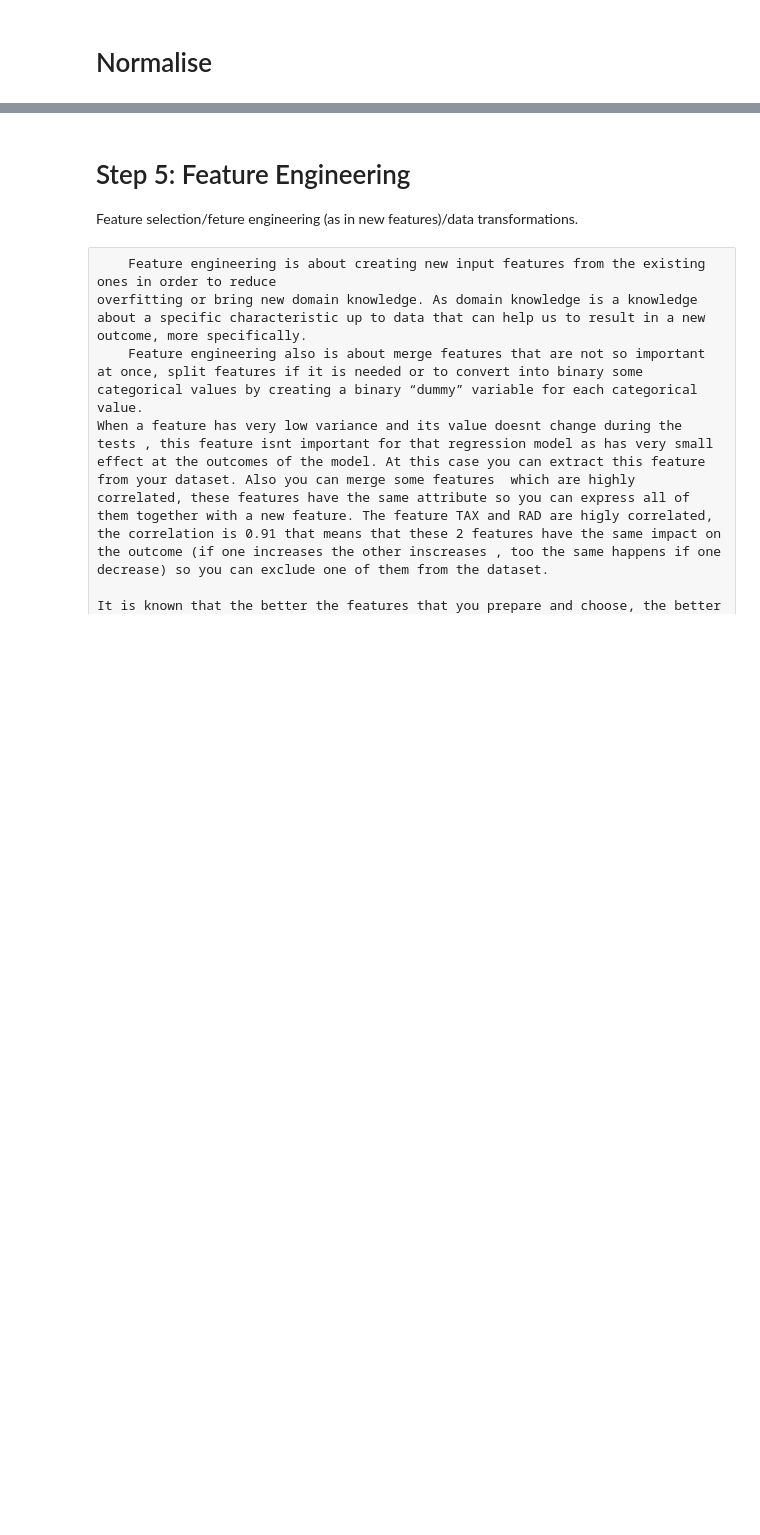
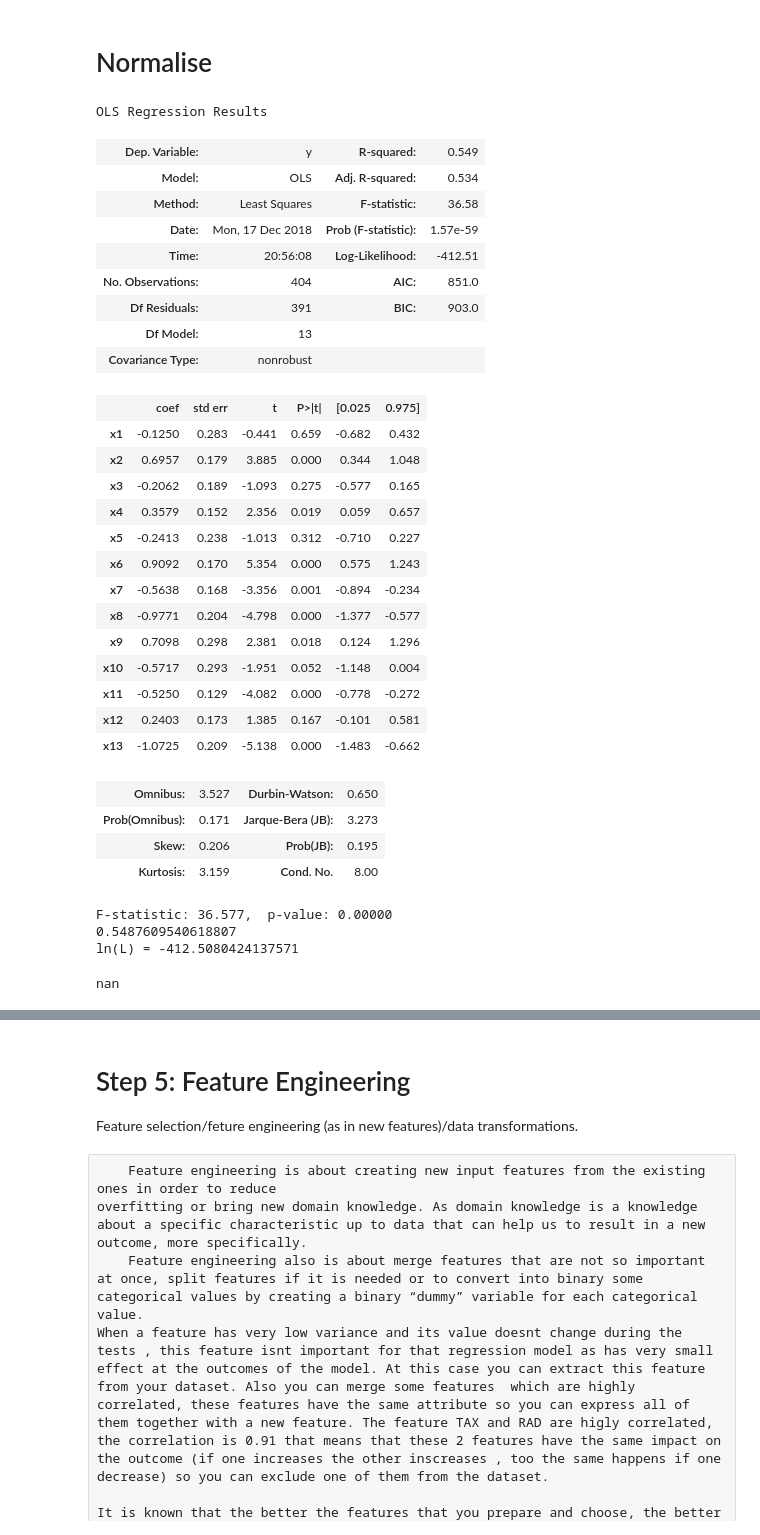
Before and after one commit to JoHNNyB92/applied, a Jupyter notebook: boston_houses/bostonHouse.ipynb, the cells around one changed output, grey strips where cells are left out. Drawn from its saved outputs; the diff is of its cells as text; code cells hidden in the pictures; blank space fills up the shorter version.

```diff
--- a/boston_houses/bostonHouse.ipynb
+++ b/boston_houses/bostonHouse.ipynb
@@ -450,3 +455,60 @@ normalizedY_test = scaler_test.transform(standardY_test)
 
 X_test=normalizedX_test
 Y_test=normalizedY_test
+# %%
+result = sm.OLS( Y, X ).fit()
+result.summary()
+# %% [output]
+OLS Regression Results
+| Dep. Variable: | y | R-squared: | 0.549 |
+| Model: | OLS | Adj. R-squared: | 0.534 |
+| Method: | Least Squares | F-statistic: | 36.58 |
+| Date: | Mon, 17 Dec 2018 | Prob (F-statistic): | 1.57e-59 |
+| Time: | 20:56:08 | Log-Likelihood: | -412.51 |
+| No. Observations: | 404 | AIC: | 851.0 |
+| Df Residuals: | 391 | BIC: | 903.0 |
+| Df Model: | 13 |  |  |
+| Covariance Type: | nonrobust |  |  |
+|  | coef | std err | t | P>|t| | [0.025 | 0.975] |
+| x1 | -0.1250 | 0.283 | -0.441 | 0.659 | -0.682 | 0.432 |
+| x2 | 0.6957 | 0.179 | 3.885 | 0.000 | 0.344 | 1.048 |
+| x3 | -0.2062 | 0.189 | -1.093 | 0.275 | -0.577 | 0.165 |
+| x4 | 0.3579 | 0.152 | 2.356 | 0.019 | 0.059 | 0.657 |
+| x5 | -0.2413 | 0.238 | -1.013 | 0.312 | -0.710 | 0.227 |
+| x6 | 0.9092 | 0.170 | 5.354 | 0.000 | 0.575 | 1.243 |
+| x7 | -0.5638 | 0.168 | -3.356 | 0.001 | -0.894 | -0.234 |
+| x8 | -0.9771 | 0.204 | -4.798 | 0.000 | -1.377 | -0.577 |
+| x9 | 0.7098 | 0.298 | 2.381 | 0.018 | 0.124 | 1.296 |
+| x10 | -0.5717 | 0.293 | -1.951 | 0.052 | -1.148 | 0.004 |
+| x11 | -0.5250 | 0.129 | -4.082 | 0.000 | -0.778 | -0.272 |
+| x12 | 0.2403 | 0.173 | 1.385 | 0.167 | -0.101 | 0.581 |
+| x13 | -1.0725 | 0.209 | -5.138 | 0.000 | -1.483 | -0.662 |
+| Omnibus: | 3.527 | Durbin-Watson: | 0.650 |
+| Prob(Omnibus): | 0.171 | Jarque-Bera (JB): | 3.273 |
+| Skew: | 0.206 | Prob(JB): | 0.195 |
+| Kurtosis: | 3.159 | Cond. No. | 8.00 |
+# %%
+import scipy, scipy.stats
+N = result.nobs
+P = result.df_model
+dfn, dfd = P, N - P - 1
+F = result.mse_model / result.mse_resid
+p = 1.0 - scipy.stats.f.cdf(F,dfn,dfd)
+print 'F-statistic: {:.3f},  p-value: {:.5f}'.format( F, p )
+
+print result.rsquared
+N = result.nobs
+SSR = result.ssr
+s2 = SSR / N
+L = ( 1.0/np.sqrt(2*np.pi*s2) ) ** N * np.exp( -SSR/(s2*2.0) )
+print 'ln(L) =', np.log( L )
+# %% [output]
+F-statistic: 36.577,  p-value: 0.00000
+0.5487609540618807
+ln(L) = -412.5080424137571
+# %%
+from scipy import stats
+f, p = stats.f_oneway([74475.97485714286],[4.329277902574868e-17] )
+print p
+# %% [output]
+nan
```
Also changed, not shown: parts of 5 cells of this notebook, 11 other files.
